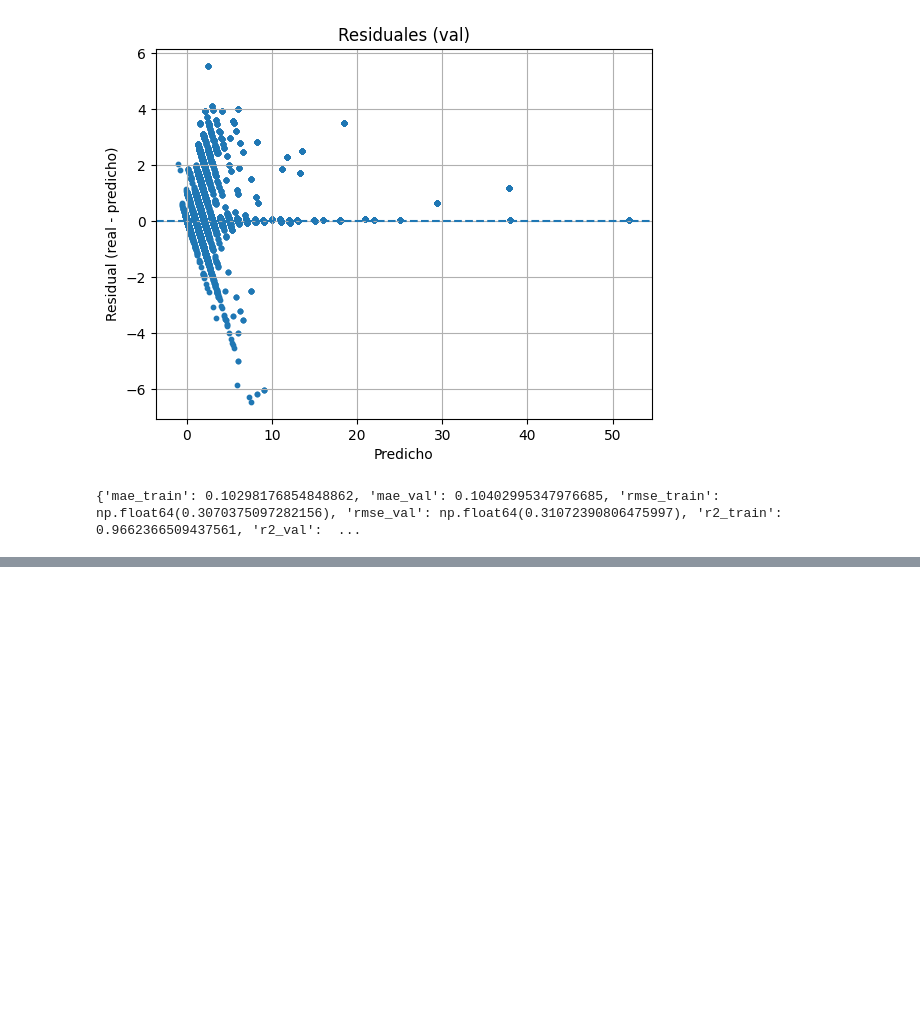
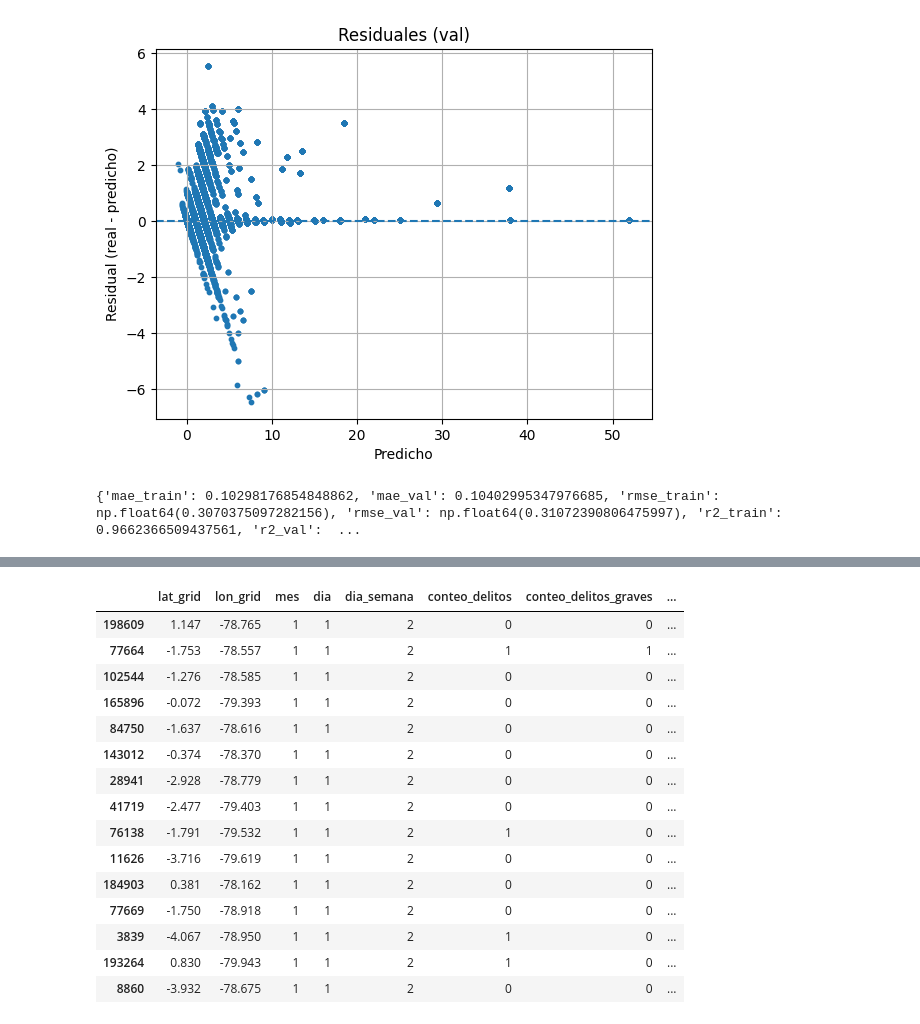
Before and after one commit to mfalvarezd/sistema-de-prediccion-espacio-temporal-de-eventos-delictivos, a Jupyter notebook: notebooks/pruebas.ipynb, the cells around one changed output, grey strips where cells are left out. Saved outputs shown, nothing was run; the diff lists cells and outputs as text; code cells hidden in the pictures; blank space fills up the shorter version.

```diff
--- a/notebooks/pruebas.ipynb
+++ b/notebooks/pruebas.ipynb
@@ -258,3 +258,13 @@ R2    train=0.9662 | val=0.9656
 [figure]
 [figure]
 {'mae_train': 0.10298176854848862, 'mae_val': 0.10402995347976685, 'rmse_train': np.float64(0.3070375097282156), 'rmse_val': np.float64(0.31072390806475997), 'r2_train': 0.9662366509437561, 'r2_val':  ...
+# %%
+import joblib
+import pandas as pd
+import os
+
+df = pd.read_csv("../data/processed/dataset_entrenamiento_final_final.csv")
+
+df["evento_delictivo_grave"] = (df["conteo_delitos_graves"] > 0).astype(int)
+
+df.head()
@@ -260,0 +278,27 @@ R2    train=0.9662 | val=0.9656
+# %%
+df["fecha_dt"] = pd.to_datetime(
+    dict(year=2025, month=df["mes"], day=df["dia"]),
+    errors="coerce"
+)
+
+df = df.dropna(subset=["fecha_dt"])
+df = df.sort_values("fecha_dt")
+
+df.head(15)
+# %% [output]
+|  | lat_grid | lon_grid | mes | dia | dia_semana | conteo_delitos | conteo_delitos_graves | ... |
+| 198609 | 1.147 | -78.765 | 1 | 1 | 2 | 0 | 0 | ... |
+| 77664 | -1.753 | -78.557 | 1 | 1 | 2 | 1 | 1 | ... |
+| 102544 | -1.276 | -78.585 | 1 | 1 | 2 | 0 | 0 | ... |
+| 165896 | -0.072 | -79.393 | 1 | 1 | 2 | 0 | 0 | ... |
+| 84750 | -1.637 | -78.616 | 1 | 1 | 2 | 0 | 0 | ... |
+| 143012 | -0.374 | -78.370 | 1 | 1 | 2 | 0 | 0 | ... |
+| 28941 | -2.928 | -78.779 | 1 | 1 | 2 | 0 | 0 | ... |
+| 41719 | -2.477 | -79.403 | 1 | 1 | 2 | 0 | 0 | ... |
+| 76138 | -1.791 | -79.532 | 1 | 1 | 2 | 1 | 0 | ... |
+| 11626 | -3.716 | -79.619 | 1 | 1 | 2 | 0 | 0 | ... |
+| 184903 | 0.381 | -78.162 | 1 | 1 | 2 | 0 | 0 | ... |
+| 77669 | -1.750 | -78.918 | 1 | 1 | 2 | 0 | 0 | ... |
+| 3839 | -4.067 | -78.950 | 1 | 1 | 2 | 1 | 0 | ... |
+| 193264 | 0.830 | -79.943 | 1 | 1 | 2 | 1 | 0 | ... |
+| 8860 | -3.932 | -78.675 | 1 | 1 | 2 | 0 | 0 | ... |
```
Also changed, not shown: parts of 10 cells of this notebook, 3 other files.
